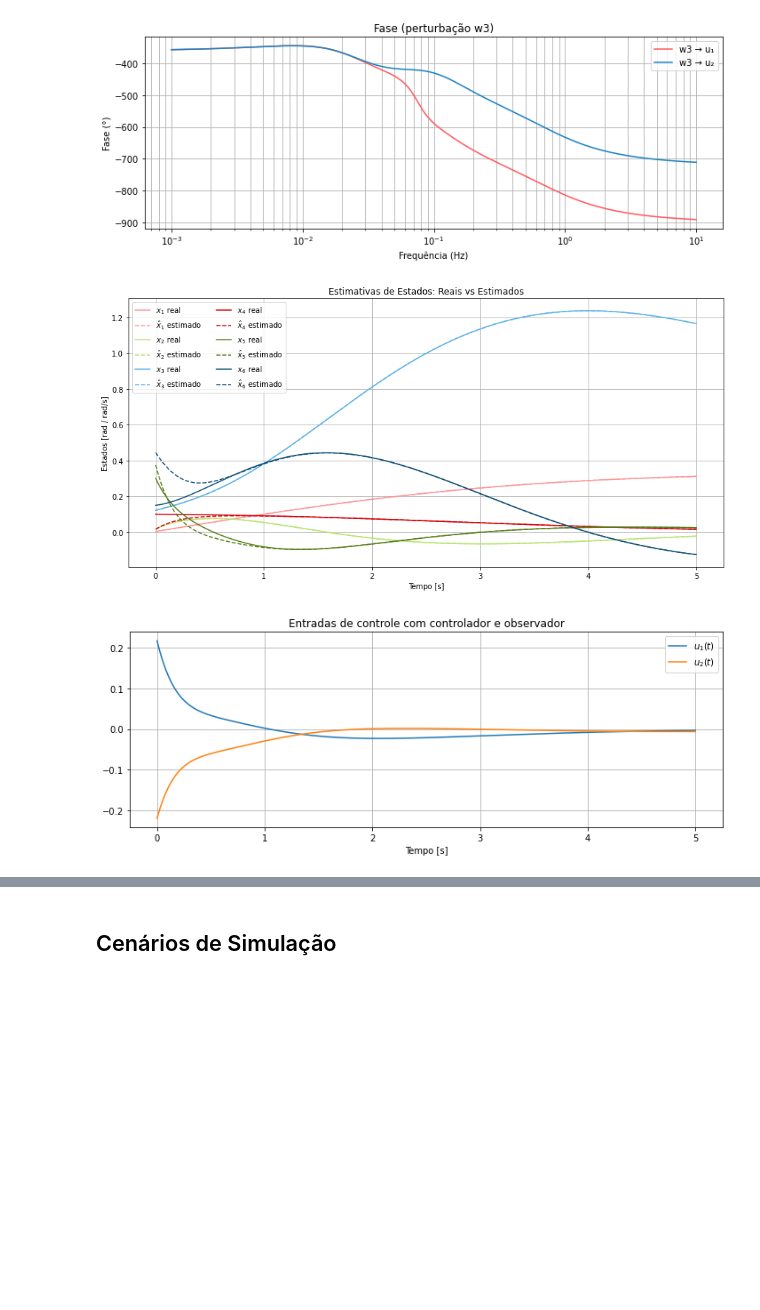
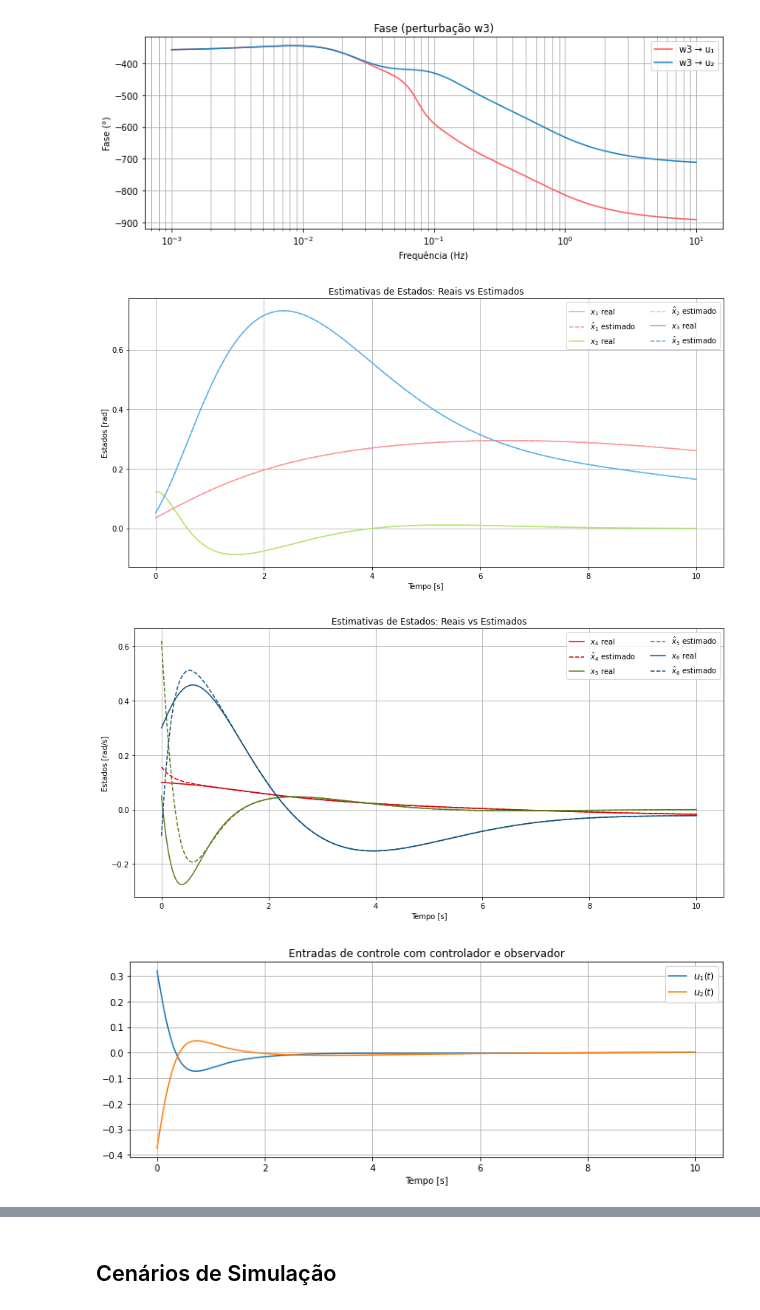
Before and after one commit to maria-srl/heli-controle2025, a Jupyter notebook: trabalho.ipynb, the cells around one changed output, grey strips where cells are left out. Cells and saved outputs as stored; diff of their text form; code cells hidden in the pictures; blank space fills up the shorter version.

```diff
--- a/trabalho.ipynb
+++ b/trabalho.ipynb
@@ -599,7 +599,7 @@ plot_bode_entrada(2, 'w3')
 # %%
 ts = np.linspace(0, 60, 1001)
 w = np.zeros((E_num.shape[1], len(ts)))
-x0 = [2*np.pi/180, np.pi/180, 3*np.pi/180, 0, 0, 0] ## ALTERÁVEL
+x0 = [2*np.pi/180, 7*np.pi/180, 3*np.pi/180, 0.1, 0.05, 0.3]
 t_livre, y_livre, x_livre = ct.forced_response(heli_LQR_MF, T=ts, X0=x0, return_x=True)
 
 plt.figure(figsize=(12, 5))
@@ -793,7 +785,7 @@ plot_bode_entrada(2, 'w3')
 # %%
 ts = np.linspace(0, 60, 1001)
 w = np.zeros((E_num.shape[1], len(ts)))
-x0 = [2*np.pi/180, np.pi/180, 7*np.pi/180, 0, 0, 0] ## ALTERÁVEL
+x0 = [2*np.pi/180, 7*np.pi/180, 3*np.pi/180, 0.1, 0.05, 0.3]
 t_livre, y_livre, x_livre = ct.forced_response(heli_aloc_MF, T=ts, X0=x0, return_x=True)
 
 plt.figure(figsize=(12, 5))
@@ -1054,46 +1046,62 @@ plot_bode_entrada(2, 'w3')
 [figure]
 # %%
 # Condições iniciais coerentes com ângulos e velocidades pequenas
-x0_real = np.array([0.2*np.pi/180, np.pi/180, 7*np.pi/180, 0.1, 0.3, 0.15])  # rad, rad/s
+x0_real = np.array([2*np.pi/180, 7*np.pi/180, 3*np.pi/180, 0.1, 0.05, 0.3])  # rad, rad/s
 z0 = np.zeros(n - m)  # z(t=0) = 0
 
 # Estado inicial total [x(0); z(0)]
 x0z0 = np.concatenate([x0_real, z0])
 # Tempo e entrada
-t = np.linspace(0, 5, 1000)
+t = np.linspace(0, 10, 1000)
 w = np.zeros((3, len(t)))  # Matriz com 3 entradas, 1000 amostras
 
 # Simulação
 t_obs_cont, y_obs_cont, x_obs_cont = ct.forced_response(heli_obs_cont, T=t, U=w, X0=x0z0, return_x=True)
 x_hat_t = np.array(S @ C_num @ x_obs_cont[0:n, :] + N @ x_obs_cont[n:, :]).astype(np.float64)  # estimativa dos estados reais
 
 plt.figure(figsize=(12, 6))
 
-for i in range(n):
+for i in range(n-m):
     cor = cp[['lred', 'lgreen', 'lblue', 'dred', 'dgreen', 'dblue'][i]]
     plt.plot(t_obs_cont, x_obs_cont[i, :], label=f'$x_{{{i+1}}}$ real', color=cor)
     plt.plot(t_obs_cont, x_hat_t[i, :].flatten(), '--', label=f'$\\hat{{x}}_{{{i+1}}}$ estimado', color=cor)
 
 plt.xlabel('Tempo [s]')
-plt.ylabel('Estados [rad / rad/s]')
+plt.ylabel('Estados [rad]')
+plt.title('Estimativas de Estados: Reais vs Estimados')
+plt.legend(ncol=2)
+plt.grid(True)
+plt.tight_layout()
+plt.show()
+
+plt.figure(figsize=(12, 6))
+
+for i in range(n-m, n):
+    cor = cp[['lred', 'lgreen', 'lblue', 'dred', 'dgreen', 'dblue'][i]]
+    plt.plot(t_obs_cont, x_obs_cont[i, :], label=f'$x_{{{i+1}}}$ real', color=cor)
+    plt.plot(t_obs_cont, x_hat_t[i, :].flatten(), '--', label=f'$\\hat{{x}}_{{{i+1}}}$ estimado', color=cor)
+
+plt.xlabel('Tempo [s]')
+plt.ylabel('Estados [rad/s]')
 plt.title('Estimativas de Estados: Reais vs Estimados')
 plt.legend(ncol=2)
 plt.grid(True)
 plt.tight_layout()
 plt.show()
 
 plt.figure(figsize=(10, 4))
 for i in range(y_livre.shape[0]):
     plt.plot(t_obs_cont, y_obs_cont[i, :], label=f"$u_{i+1}(t)$")
 plt.title(f"Entradas de controle com controlador e observador")
 plt.xlabel("Tempo [s]")
 plt.grid(True)
 plt.legend()
 plt.tight_layout()
 plt.show()
 # %% [output]
-[figure, old version]
+[figure, new version]
-[figure, old version]
+[figure, new version]
+[figure, added]
 # %%
 erro_estimacao = np.linalg.norm(x_hat_t - x_obs_cont[0:n, :], axis=0)
 
```
Also changed, not shown: parts of 15 cells of this notebook.
